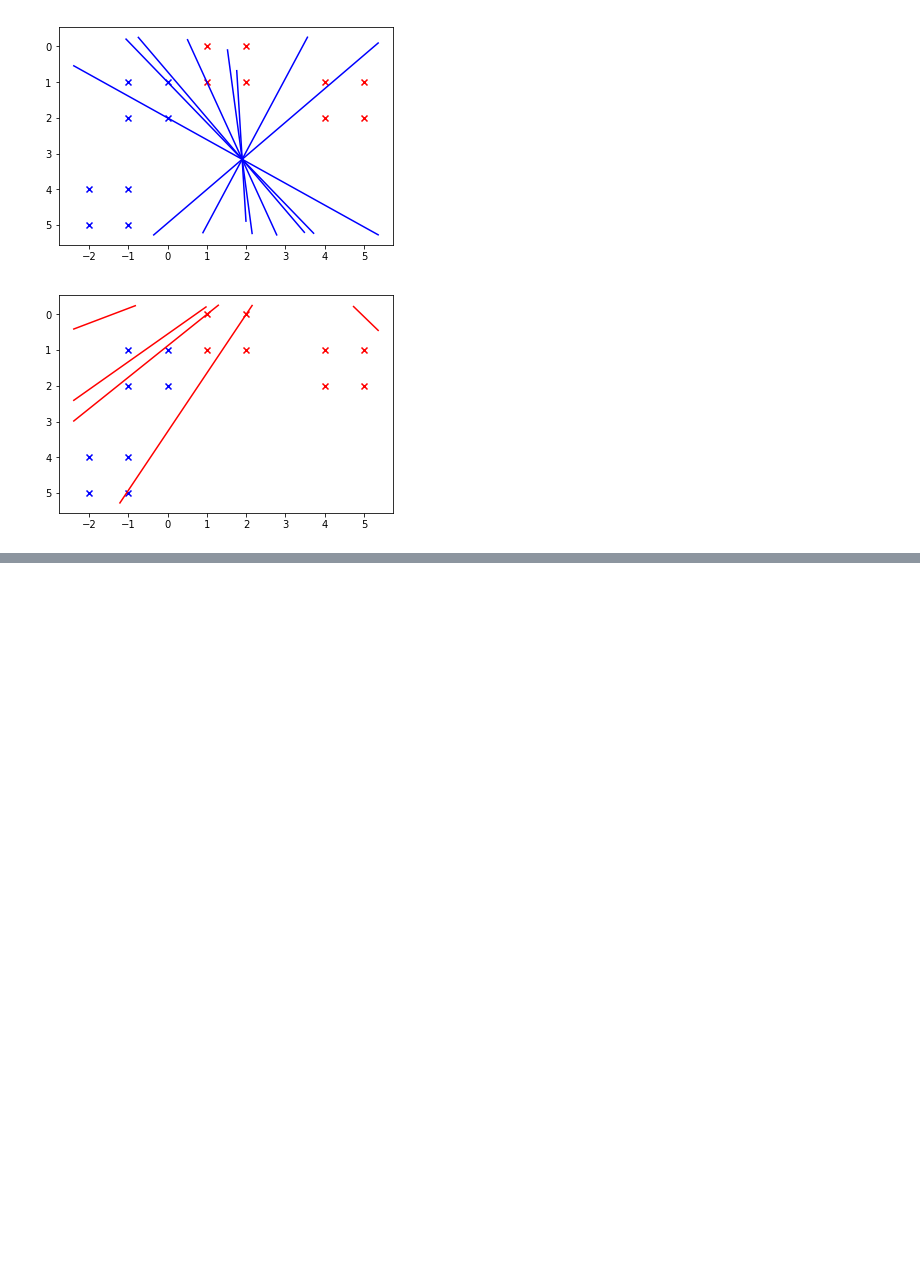
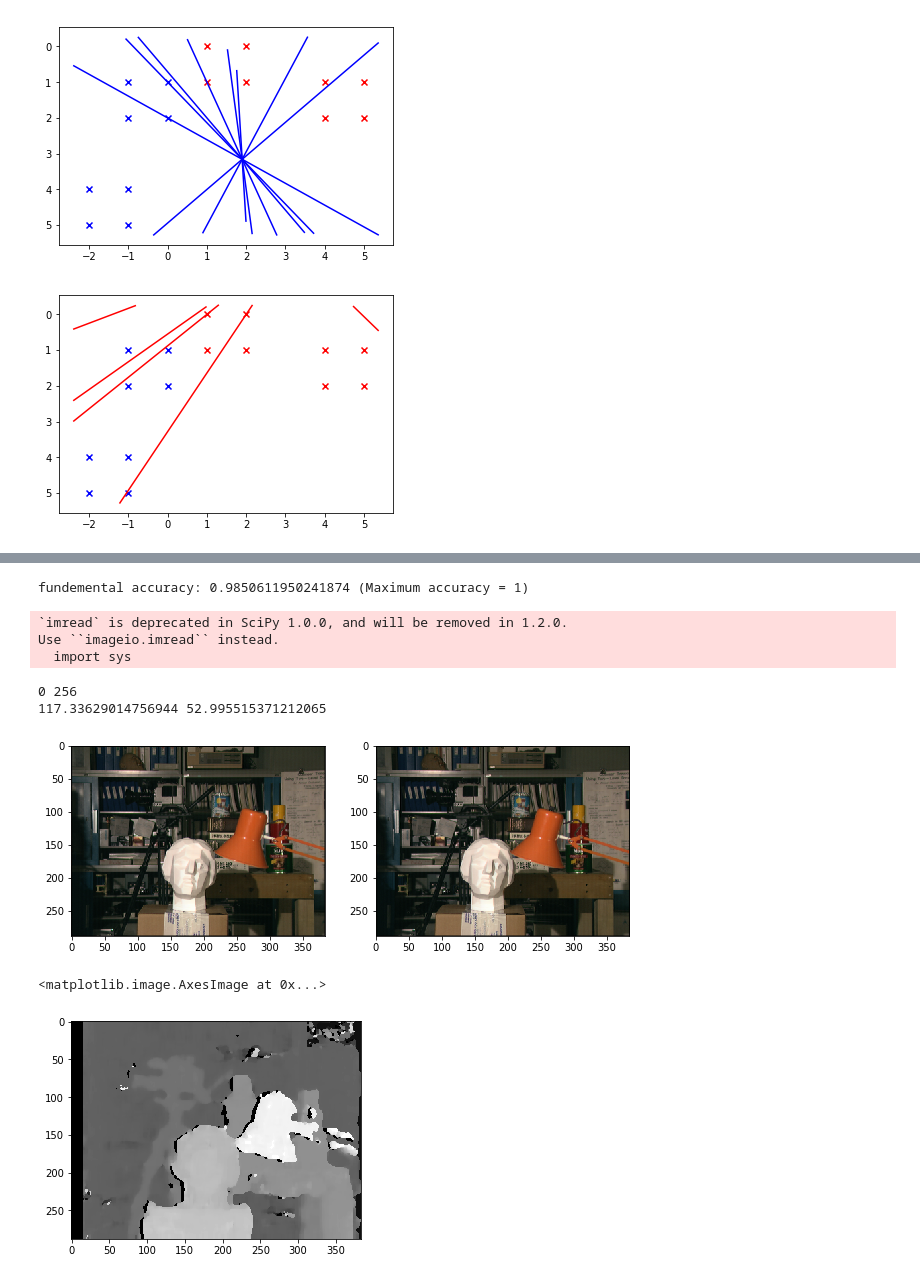
Before and after one commit to guigzzz/MLCV2, a Jupyter notebook: fundemental_mat.ipynb, the cells around one changed output, grey strips where cells are left out. Drawn from its saved outputs; the diff is of its cells as text; code cells hidden in the pictures; blank space fills up the shorter version.

```diff
--- a/fundemental_mat.ipynb
+++ b/fundemental_mat.ipynb
@@ -189,0 +194,40 @@ F:
+# %%
+avgdist = fundemental_accuracy(left, right, F)
+print('fundemental accuracy: {} (Maximum accuracy = 1)'.format(1 - avgdist))
+# %% [output]
+fundemental accuracy: 0.9850611950241874 (Maximum accuracy = 1)
+# %%
+import cv2
+from scipy.misc import imread
+from src.utils import plot_side_by_side
+
+# image_paths = ['images/coffee_left.jpg', 'images/coffee_right.jpg']
+image_paths = ['images/tsukuba/scene1.row3.col1.ppm', 'images/tsukuba/scene1.row3.col2.ppm']
+images = [imread(p) for p in image_paths]
+norm = lambda im: ((im - im.min()) / (im.max() - im.min()) * 255).astype(np.uint8)
+to_grey = lambda im: norm(0.299 * im[:, :, 0] + 0.587 * im[:, :, 1] + 0.114 * im[:, :, 2])
+
+stereo = cv2.StereoSGBM_create(numDisparities=16, blockSize=11, )
+
+min_height = min([im.shape[0] for im  in images])
+min_width = min([im.shape[1] for im in images])
+rsz_images = [to_grey(im[:min_height, :min_width]) for im in images]
+
+disparity = stereo.compute(rsz_images[0], rsz_images[1])
+disparity += 16
+
+print(disparity.min(), disparity.max())
+print(disparity.mean(), disparity.std())
+
+plot_side_by_side(images[0], images[1])
+plt.show()
+plt.imshow(disparity, cmap='gray')
+# %% [output]
+`imread` is deprecated in SciPy 1.0.0, and will be removed in 1.2.0.
+Use ``imageio.imread`` instead.
+  import sys
+0 256
+117.33629014756944 52.995515371212065
+[figure, added]
+<matplotlib.image.AxesImage at 0x...>
+[figure, added]
```
Also changed, not shown: parts of 3 cells of this notebook, 20 other files.
